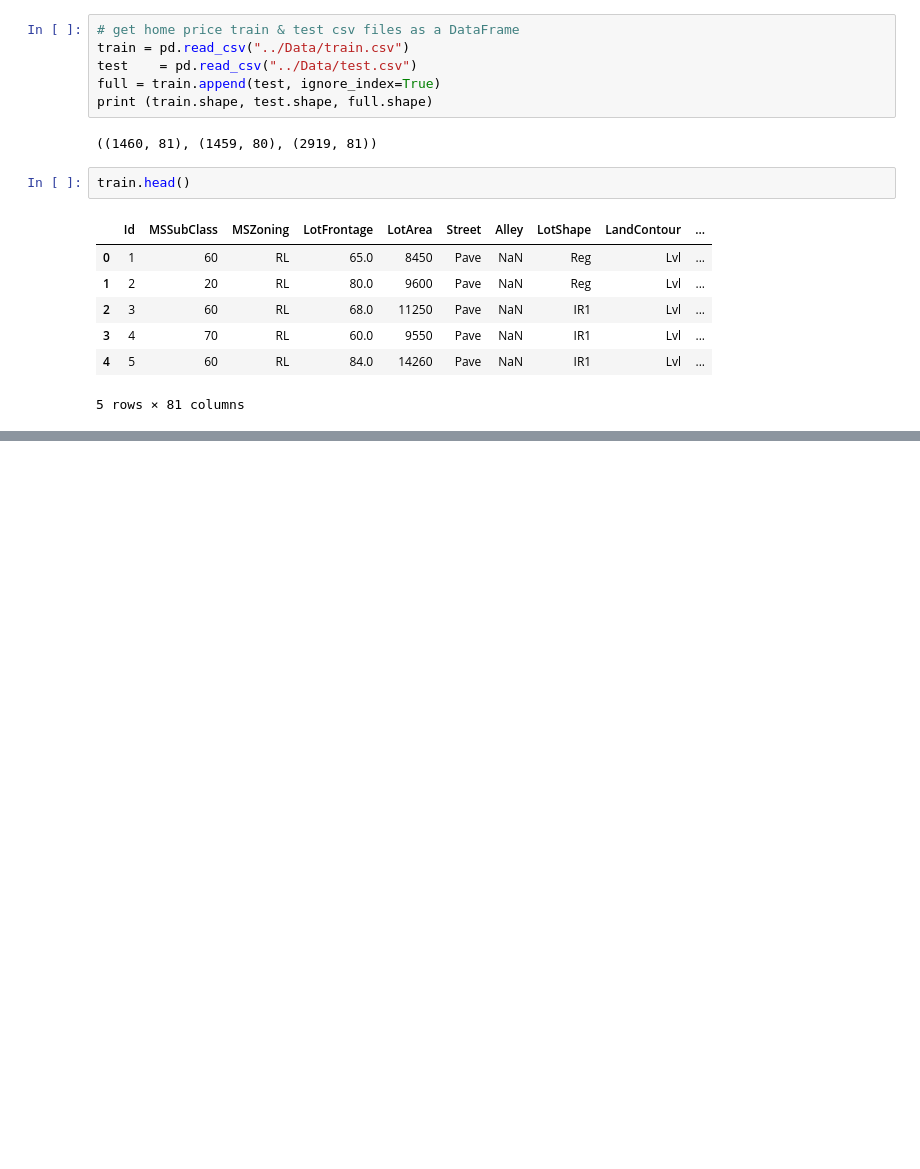
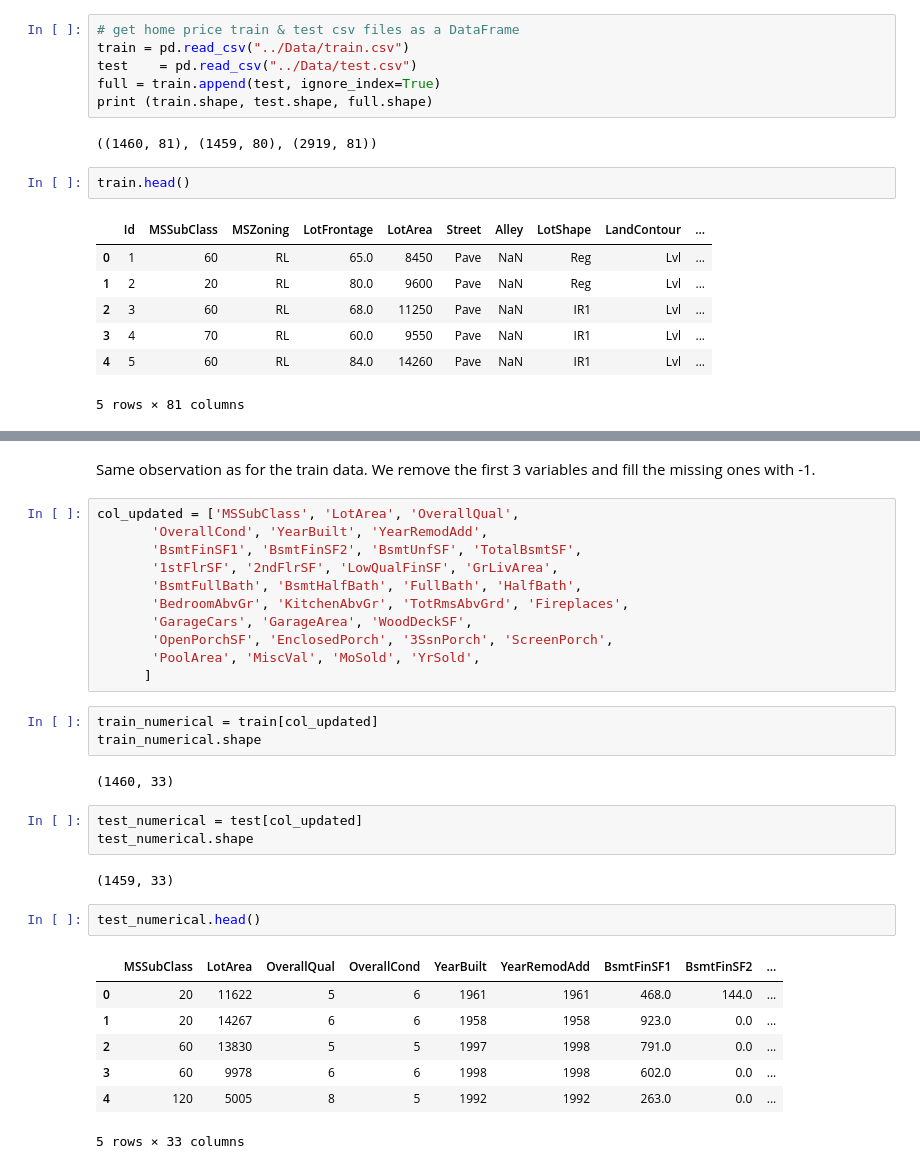
Before and after one commit to maviator/Kaggle_home_price_prediction, a Jupyter notebook: Script/kaggle_home_price_prediction.ipynb, the cells around one changed output, grey strips where cells are left out. Cells and saved outputs as stored; diff of their text form; blank space fills up the shorter version.

```diff
--- a/Script/kaggle_home_price_prediction.ipynb
+++ b/Script/kaggle_home_price_prediction.ipynb
@@ -90,0 +187,33 @@ test_submit.to_csv('house_price_pred.csv', index=False)
+# %% [markdown]
+Same observation as for the train data. We remove the first 3 variables and fill the missing ones with -1.
+# %%
+col_updated = ['MSSubClass', 'LotArea', 'OverallQual',
+       'OverallCond', 'YearBuilt', 'YearRemodAdd',
+       'BsmtFinSF1', 'BsmtFinSF2', 'BsmtUnfSF', 'TotalBsmtSF',
+       '1stFlrSF', '2ndFlrSF', 'LowQualFinSF', 'GrLivArea',
+       'BsmtFullBath', 'BsmtHalfBath', 'FullBath', 'HalfBath',
+       'BedroomAbvGr', 'KitchenAbvGr', 'TotRmsAbvGrd', 'Fireplaces',
+       'GarageCars', 'GarageArea', 'WoodDeckSF',
+       'OpenPorchSF', 'EnclosedPorch', '3SsnPorch', 'ScreenPorch',
+       'PoolArea', 'MiscVal', 'MoSold', 'YrSold',
+      ]
+# %%
+train_numerical = train[col_updated]
+train_numerical.shape
+# %% [output]
+(1460, 33)
+# %%
+test_numerical = test[col_updated]
+test_numerical.shape
+# %% [output]
+(1459, 33)
+# %%
+test_numerical.head()
+# %% [output]
+|  | MSSubClass | LotArea | OverallQual | OverallCond | YearBuilt | YearRemodAdd | BsmtFinSF1 | BsmtFinSF2 | ... |
+| 0 | 20 | 11622 | 5 | 6 | 1961 | 1961 | 468.0 | 144.0 | ... |
+| 1 | 20 | 14267 | 6 | 6 | 1958 | 1958 | 923.0 | 0.0 | ... |
+| 2 | 60 | 13830 | 5 | 5 | 1997 | 1998 | 791.0 | 0.0 | ... |
+| 3 | 60 | 9978 | 6 | 6 | 1998 | 1998 | 602.0 | 0.0 | ... |
+| 4 | 120 | 5005 | 8 | 5 | 1992 | 1992 | 263.0 | 0.0 | ... |
+5 rows × 33 columns
```
Also changed, not shown: parts of 34 cells of this notebook.
